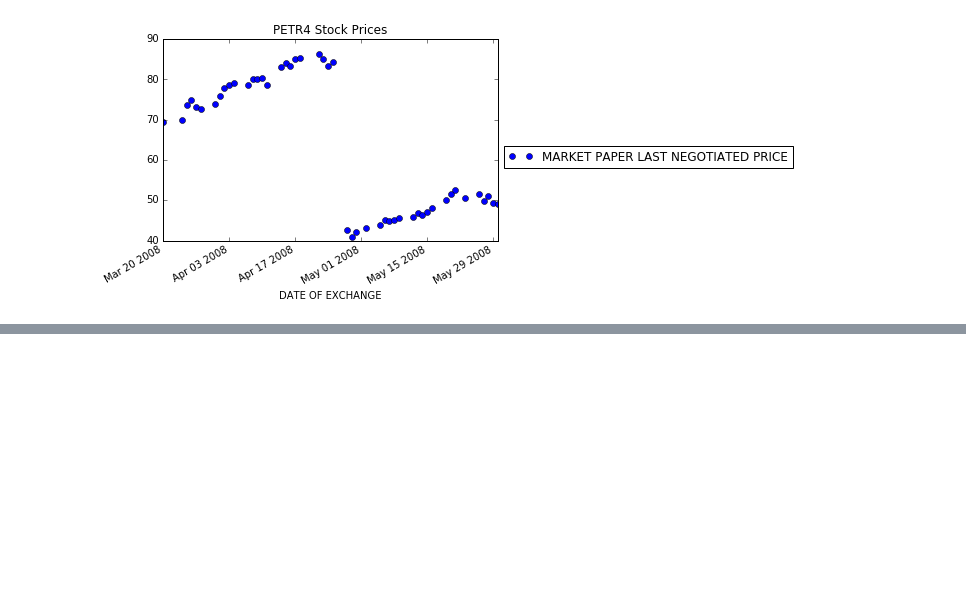
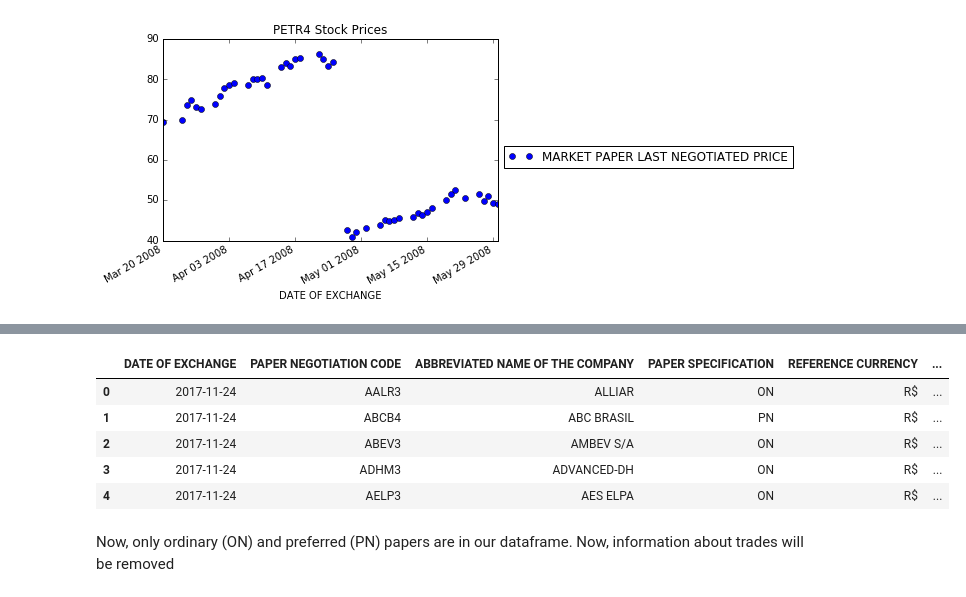
Before and after one commit to gabriel301/MLNanodregree, a Jupyter notebook: projects/capstone/CapstoneProject/Report/Capstone Report.ipynb, the cells around one changed output, grey strips where cells are left out. Drawn from its saved outputs; the diff is of its cells as text; code cells hidden in the pictures; blank space fills up the shorter version.

```diff
--- a/projects/capstone/CapstoneProject/Report/Capstone Report.ipynb
+++ b/projects/capstone/CapstoneProject/Report/Capstone Report.ipynb
@@ -262,0 +279,17 @@ dfPlot.plot(x='DATE OF EXCHANGE', y='MARKET PAPER LAST NEGOTIATED PRICE',
+# %%
+filename = '..\Data\Filtered\cotahist_d24112017_filtered.csv'
+dfSymbols = pd.read_csv(filename)
+dfSymbols = dfSymbols[['DATE OF EXCHANGE','PAPER NEGOTIATION CODE','ABBREVIATED NAME OF THE COMPANY','PAPER SPECIFICATION',
+          'REFERENCE CURRENCY','MARKET PAPER OPENING FLOOR PRICE','MARKET PAPER HIGHEST FLOOR PRICE',
+         'MARKET PAPER LOWEST FLOOR PRICE','MARKET PAPER LAST NEGOTIATED PRICE',
+          'NUMBER OF TRADES CONDUCTED WITH THE MARKET PAPER']]
+dfSymbols.head()
+# %% [output]
+|  | DATE OF EXCHANGE | PAPER NEGOTIATION CODE | ABBREVIATED NAME OF THE COMPANY | PAPER SPECIFICATION | REFERENCE CURRENCY | ... |
+| 0 | 2017-11-24 | AALR3 | ALLIAR | ON | R$ | ... |
+| 1 | 2017-11-24 | ABCB4 | ABC BRASIL | PN | R$ | ... |
+| 2 | 2017-11-24 | ABEV3 | AMBEV S/A | ON | R$ | ... |
+| 3 | 2017-11-24 | ADHM3 | ADVANCED-DH | ON | R$ | ... |
+| 4 | 2017-11-24 | AELP3 | AES ELPA | ON | R$ | ... |
+# %% [markdown]
+Now, only ordinary (ON) and preferred (PN) papers are in our dataframe. Now, information about trades will be removed
```
Also changed, not shown: parts of 21 cells of this notebook, 9 other files.
